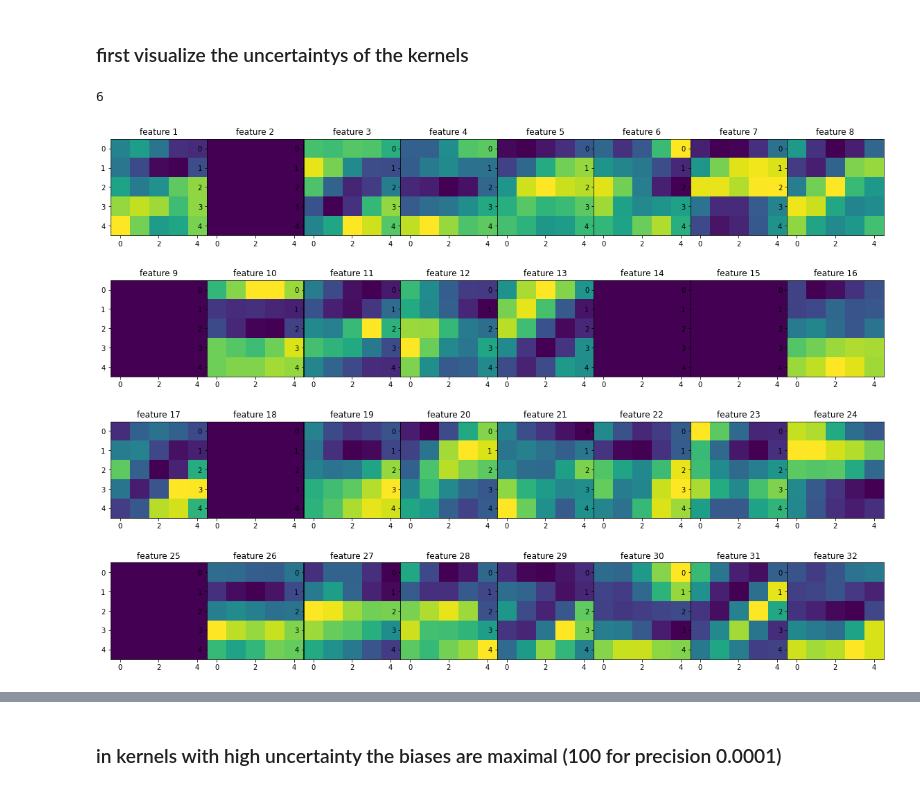
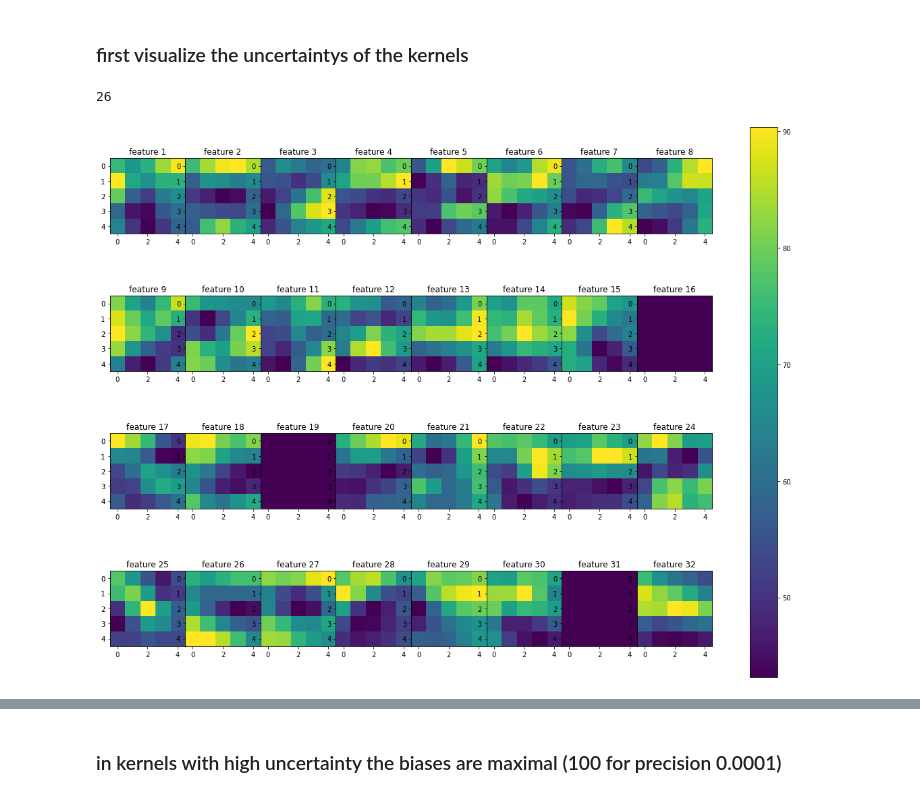
Before and after one commit to moreezee/BcThesisMK, a Jupyter notebook: Moritz_folder/Notebooks/visualization_notebooks/Laplace_visualization_mnist.ipynb, the cells around one changed output, grey strips where cells are left out. Drawn from its saved outputs; the diff is of its cells as text; code cells hidden in the pictures.

```diff
--- a/Moritz_folder/Notebooks/visualization_notebooks/Laplace_visualization_mnist.ipynb
+++ b/Moritz_folder/Notebooks/visualization_notebooks/Laplace_visualization_mnist.ipynb
@@ -10,7 +10,7 @@ from torch.distributions.multivariate_normal import MultivariateNormal
 from torch.distributions.normal import Normal
 from torch.nn import functional as F
 
-s=9
+s=10
 np.random.seed(s)
 torch.manual_seed(s)
 torch.cuda.manual_seed(s)
@@ -264,3 +264,25 @@ def meancalc(Hessian_diag_x):
         i += 1
 # %%
 #meancalc(Hessian_diag_x=MNIST_NN_Std_prec_000001)
+# %%
+"""
+mnist_number = 0
+linear_layer_index = 4 #linear layer has index 4
+linear_layer = MNIST_NN_Std_prec_00001[linear_layer_index][mnist_number]
+
+#reshape the flattened array to 32* (4x4)
+layer_split = np.array_split(np.array(linear_layer), 32)
+for i in range(len(layer_split)-1):
+    layer_split[i] = np.reshape(layer_split[i], (4, -1))
+
+#plot setup
+fig, axs = plt.subplots(4,8, figsize=(20, 15))
+fig.subplots_adjust(hspace = .001, wspace=.001)
+axs = axs.ravel()
+
+#iterate through the features and plot them
+for i in range(len(layer_split)):
+    layer_split[i] = np.reshape(layer_split[i], (4, -1))
+    axs[i].imshow(layer_split[i])
+    axs[i].set_title('feature '+str(i+1))
+"""
@@ -348,19 +388,19 @@ torch.Size([32, 32, 5, 5])
 # %%
 from random import randint
 
 #choose a random between 0 and 31 for 2nd dimension
 j = randint(0, 31)
 
 fig, axs = plt.subplots(4,8, figsize=(20, 15))
 fig.subplots_adjust(hspace = .001, wspace=.001)
 axs = axs.ravel()
 print(j)
 for i in range(32):
     #for j in range(32):
-    axs[i].imshow(MNIST_NN_Std_prec_00001[2][i][j])
+    im = axs[i].imshow(MNIST_NN_Std_prec_00001[2][i][j])
     axs[i].set_title('feature '+str(i+1))
-
+cbar = fig.colorbar(im, ax=axs.ravel().tolist())
 #interesting: s2 j24 j7
 # %% [output]
-6
+26
-[figure, old version]
+[figure, new version]
```
Also changed, not shown: parts of 41 cells of this notebook, 29 other files.
